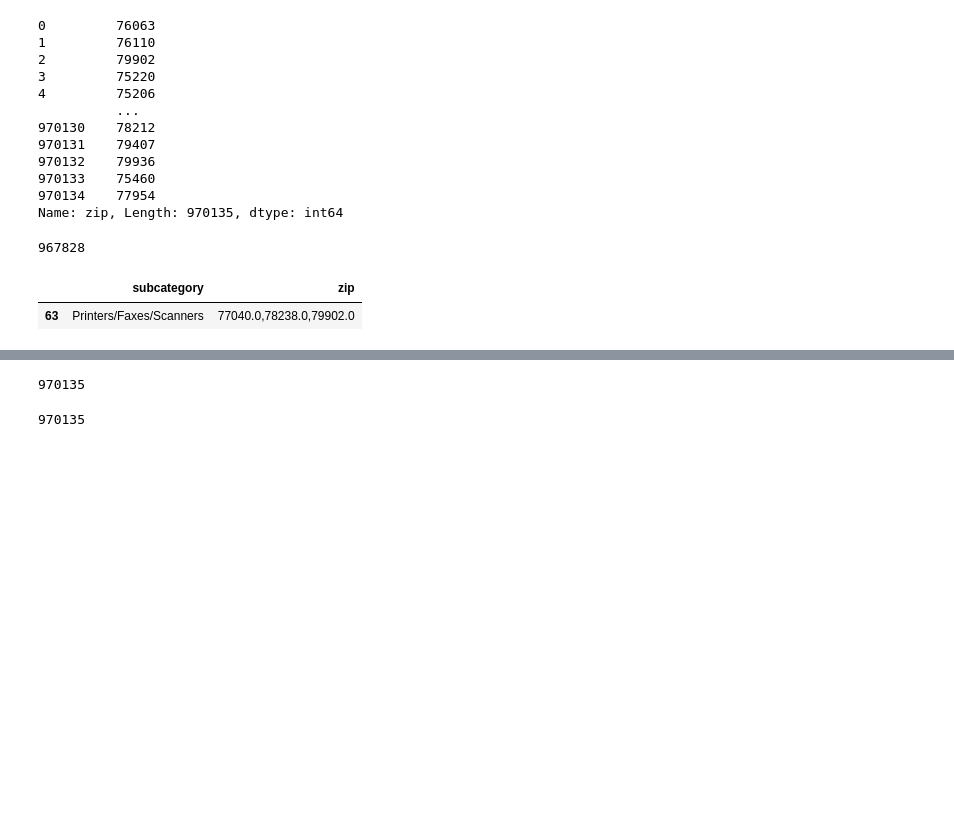
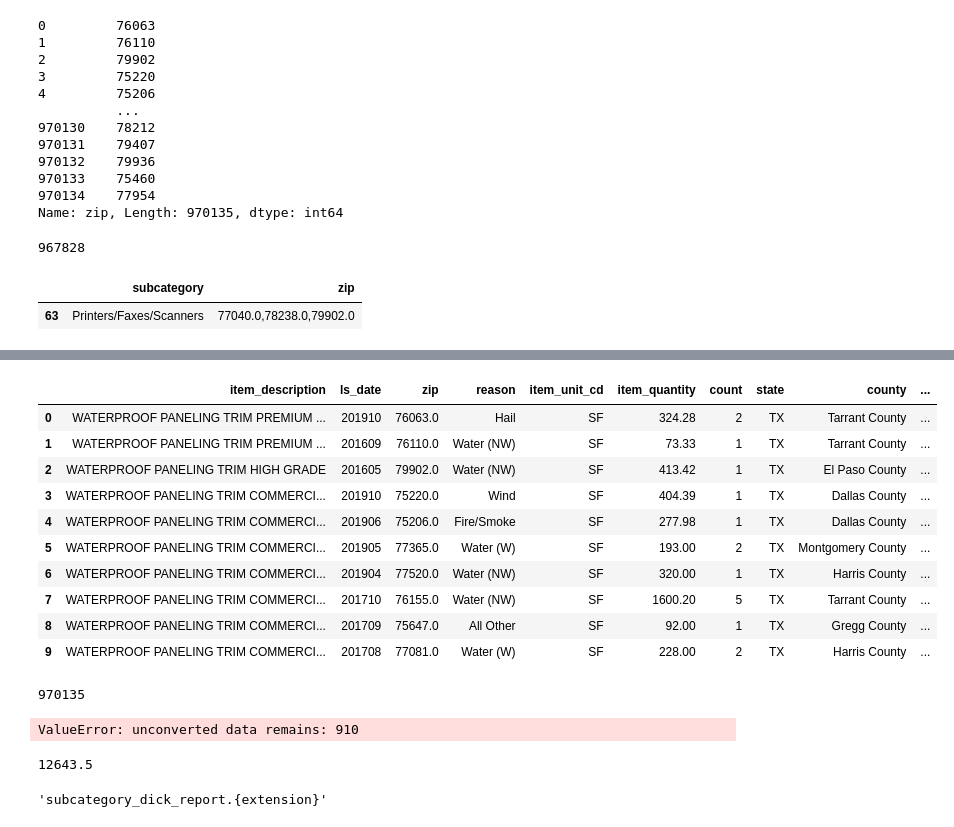
Before and after one commit to ssuchek/Travelers, a Jupyter notebook: investigation.ipynb, the cells around one changed output, grey strips where cells are left out. Drawn from its saved outputs; the diff is of its cells as text; code cells hidden in the pictures; blank space fills up the shorter version.

```diff
--- a/investigation.ipynb
+++ b/investigation.ipynb
@@ -991,4 +974,7 @@ ppp_data
 | White Goods/Household Appliances | 78753.0,79911.0,76904.0,76643.0,7... | West,O Brien,Thornton,Ralls,Harle... | TX | Hood County,Mercer County,Colling... |
 | Wood | 78753.0,79556.0,78220.0,76667.0,7... | Burleson,Pasadena,Bridgeport,Devi... | TX | Hood County,Lamb County,Duval Cou... |
 # %%
-cc = pd.read_csv("/Users/user/Documents/Pentatonic/Travelers/data/output/Pentatonic_Xact_Categories_5yr_preprocessed.csv")
+cc = pd.read_csv("/Users/user/Documents/Pentatonic/Travelers/data/output/category_zipcode_map.csv")
+
+
+cc
@@ -995,8 +997,18 @@ cc = pd.read_csv("/Users/user/Documents/Pentatonic/Travelers/data/output/Pentato
-# %%
-cc[cc["state"] == "TX"].shape[0]
-# %% [output]
-970135
-# %%
-cc.shape[0]
-# %% [output]
-970135
+# %%
+cc.head(10)
+# %% [output]
+|  | item_description | ls_date | zip | reason | item_unit_cd | item_quantity | count | state | county | ... |
+| 0 | WATERPROOF PANELING TRIM PREMIUM ... | 201910 | 76063.0 | Hail | SF | 324.28 | 2 | TX | Tarrant County | ... |
+| 1 | WATERPROOF PANELING TRIM PREMIUM ... | 201609 | 76110.0 | Water (NW) | SF | 73.33 | 1 | TX | Tarrant County | ... |
+| 2 | WATERPROOF PANELING TRIM HIGH GRADE | 201605 | 79902.0 | Water (NW) | SF | 413.42 | 1 | TX | El Paso County | ... |
+| 3 | WATERPROOF PANELING TRIM COMMERCI... | 201910 | 75220.0 | Wind | SF | 404.39 | 1 | TX | Dallas County | ... |
+| 4 | WATERPROOF PANELING TRIM COMMERCI... | 201906 | 75206.0 | Fire/Smoke | SF | 277.98 | 1 | TX | Dallas County | ... |
+| 5 | WATERPROOF PANELING TRIM COMMERCI... | 201905 | 77365.0 | Water (W) | SF | 193.00 | 2 | TX | Montgomery County | ... |
+| 6 | WATERPROOF PANELING TRIM COMMERCI... | 201904 | 77520.0 | Water (NW) | SF | 320.00 | 1 | TX | Harris County | ... |
+| 7 | WATERPROOF PANELING TRIM COMMERCI... | 201710 | 76155.0 | Water (NW) | SF | 1600.20 | 5 | TX | Tarrant County | ... |
+| 8 | WATERPROOF PANELING TRIM COMMERCI... | 201709 | 75647.0 | All Other | SF | 92.00 | 1 | TX | Gregg County | ... |
+| 9 | WATERPROOF PANELING TRIM COMMERCI... | 201708 | 77081.0 | Water (W) | SF | 228.00 | 2 | TX | Harris County | ... |
+# %%
+cc.shape[0]
+# %% [output]
+970135
@@ -1002,0 +1038,22 @@ cc.shape[0]
+# %%
+data['ls_date'] = pd.to_datetime(data['ls_date'], format='%y%m')
+data
+# %% [output]
+ValueError: unconverted data remains: 910
+# %%
+data = pd.read_csv("data/output/Pentatonic_Xact_Categories_5yr_categorized.csv")
+# print(data.loc[data["subcategory"].astype(str).str.contains("Weapons"), "item_quantity"].shape[0])
+
+# print(data.loc[data["subcategory"].isin(["Weapons"]), "item_quantity"].shape[0])
+x = data.assign(**{"subcategory":data["subcategory"].str.split(',')})
+ss = x.explode("subcategory")
+ss
+ss.loc[ss["subcategory"].isin(["Weapons"]), "item_quantity"].sum()
+# %% [output]
+12643.5
+# %%
+f = "subcategory_{type}_report.{{extension}}"
+f = f.format(type="dick")
+f
+# %% [output]
+'subcategory_dick_report.{extension}'
```
Also changed, not shown: parts of 11 cells of this notebook, 5 other files.
